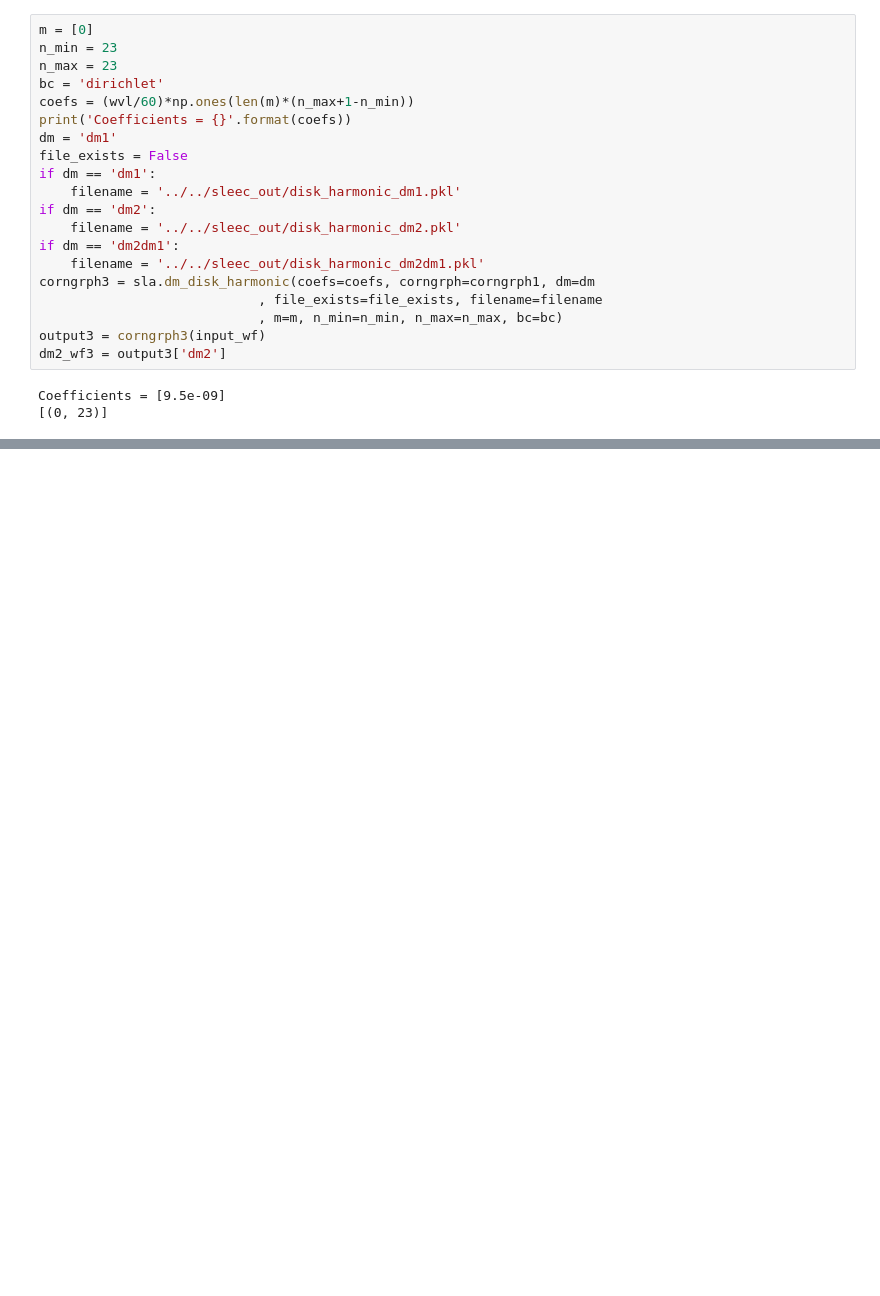
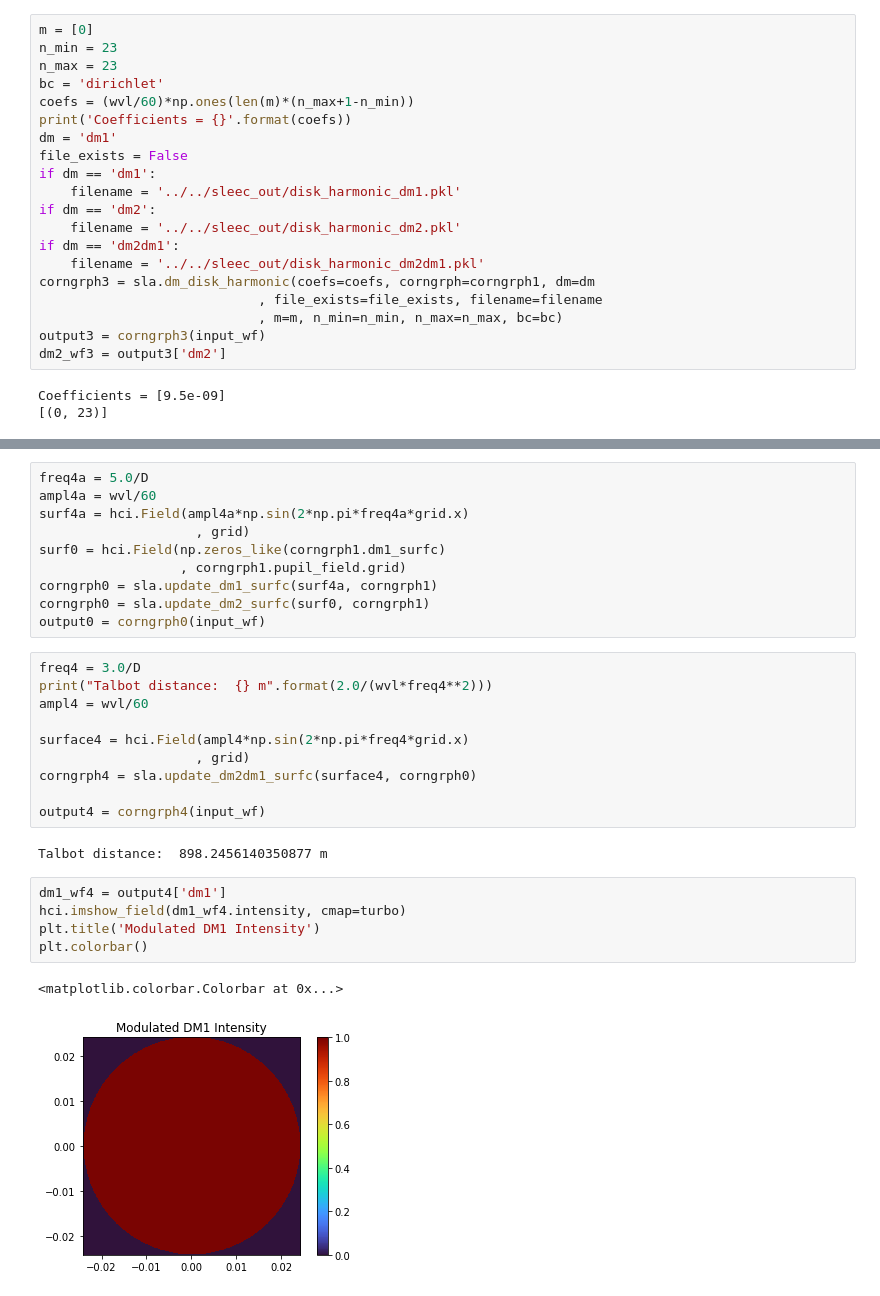
Before and after one commit to chen-pin/sleec, a Jupyter notebook: sleec/Debug_Fresnel_Propagation.ipynb, the cells around one changed output, grey strips where cells are left out. Drawn from its saved outputs; the diff is of its cells as text; blank space fills up the shorter version.

```diff
--- a/sleec/Debug_Fresnel_Propagation.ipynb
+++ b/sleec/Debug_Fresnel_Propagation.ipynb
@@ -181,0 +182,30 @@ plt.colorbar()
+# %%
+freq4a = 5.0/D
+ampl4a = wvl/60
+surf4a = hci.Field(ampl4a*np.sin(2*np.pi*freq4a*grid.x)
+                    , grid)
+surf0 = hci.Field(np.zeros_like(corngrph1.dm1_surfc)
+                  , corngrph1.pupil_field.grid)
+corngrph0 = sla.update_dm1_surfc(surf4a, corngrph1)
+corngrph0 = sla.update_dm2_surfc(surf0, corngrph1)
+output0 = corngrph0(input_wf)
+# %%
+freq4 = 3.0/D
+print("Talbot distance:  {} m".format(2.0/(wvl*freq4**2)))
+ampl4 = wvl/60
+
+surface4 = hci.Field(ampl4*np.sin(2*np.pi*freq4*grid.x)
+                    , grid)
+corngrph4 = sla.update_dm2dm1_surfc(surface4, corngrph0)
+
+output4 = corngrph4(input_wf)
+# %% [output]
+Talbot distance:  898.2456140350877 m
+# %%
+dm1_wf4 = output4['dm1']
+hci.imshow_field(dm1_wf4.intensity, cmap=turbo)
+plt.title('Modulated DM1 Intensity')
+plt.colorbar()
+# %% [output]
+<matplotlib.colorbar.Colorbar at 0x...>
+[figure, added]
```
Also changed, not shown: parts of 18 cells of this notebook, 1 other file.
